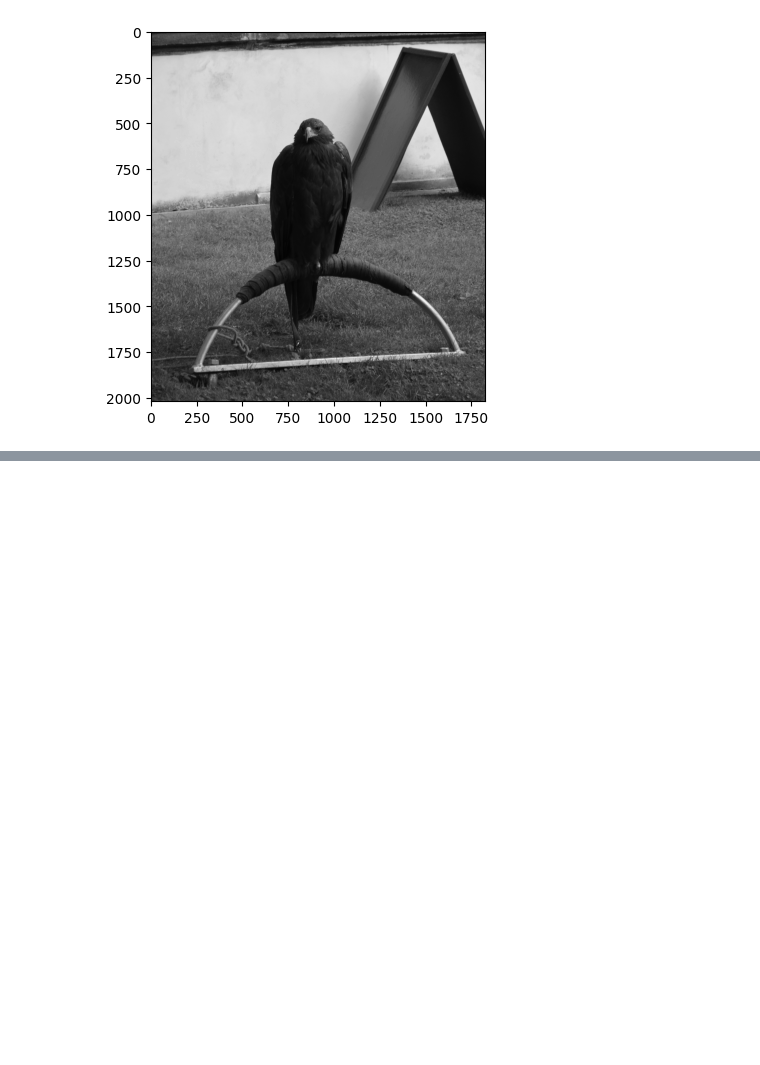
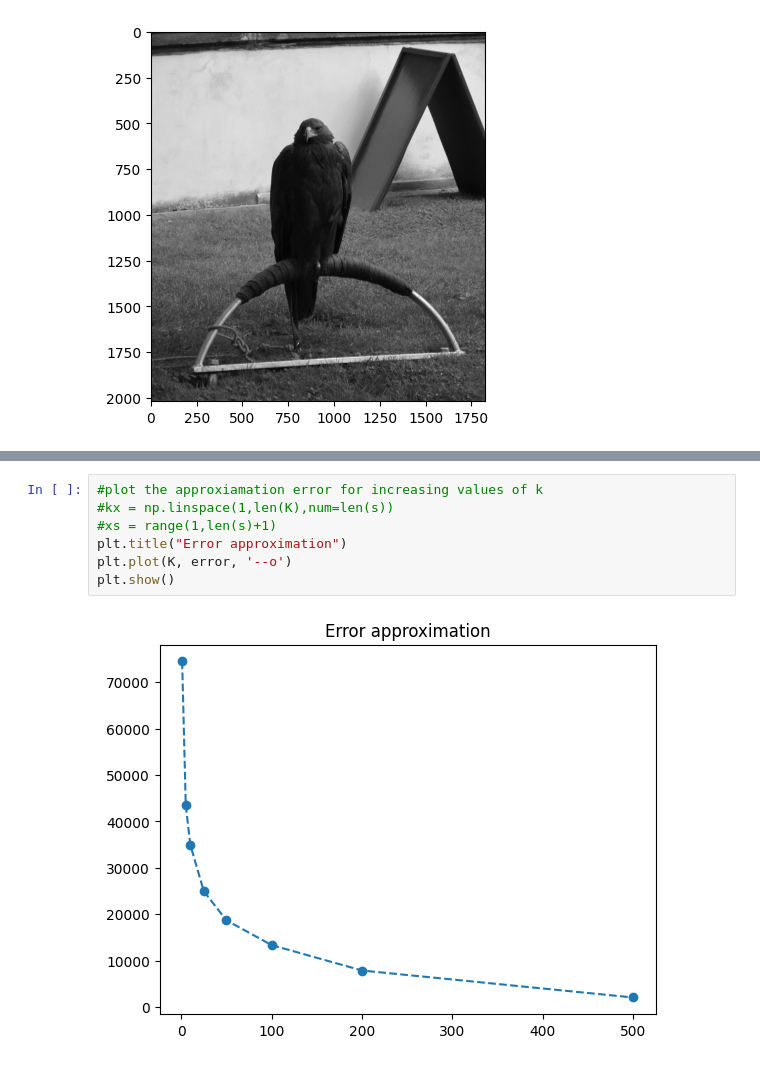
Before and after one commit to Gh5al/Statiscal-and-Mathematical-methods-for-AI, a Jupyter notebook: LAB/Homework2/homework2.ipynb, the cells around one changed output, grey strips where cells are left out. Drawn from its saved outputs; the diff is of its cells as text; blank space fills up the shorter version.

```diff
--- a/LAB/Homework2/homework2.ipynb
+++ b/LAB/Homework2/homework2.ipynb
@@ -596,0 +603,9 @@ k: 500
+# %%
+#plot the approxiamation error for increasing values of k
+#kx = np.linspace(1,len(K),num=len(s))
+#xs = range(1,len(s)+1)
+plt.title("Error approximation")
+plt.plot(K, error, '--o')
+plt.show()
+# %% [output]
+[figure, added]
```
Also changed, not shown: parts of 6 cells of this notebook.
